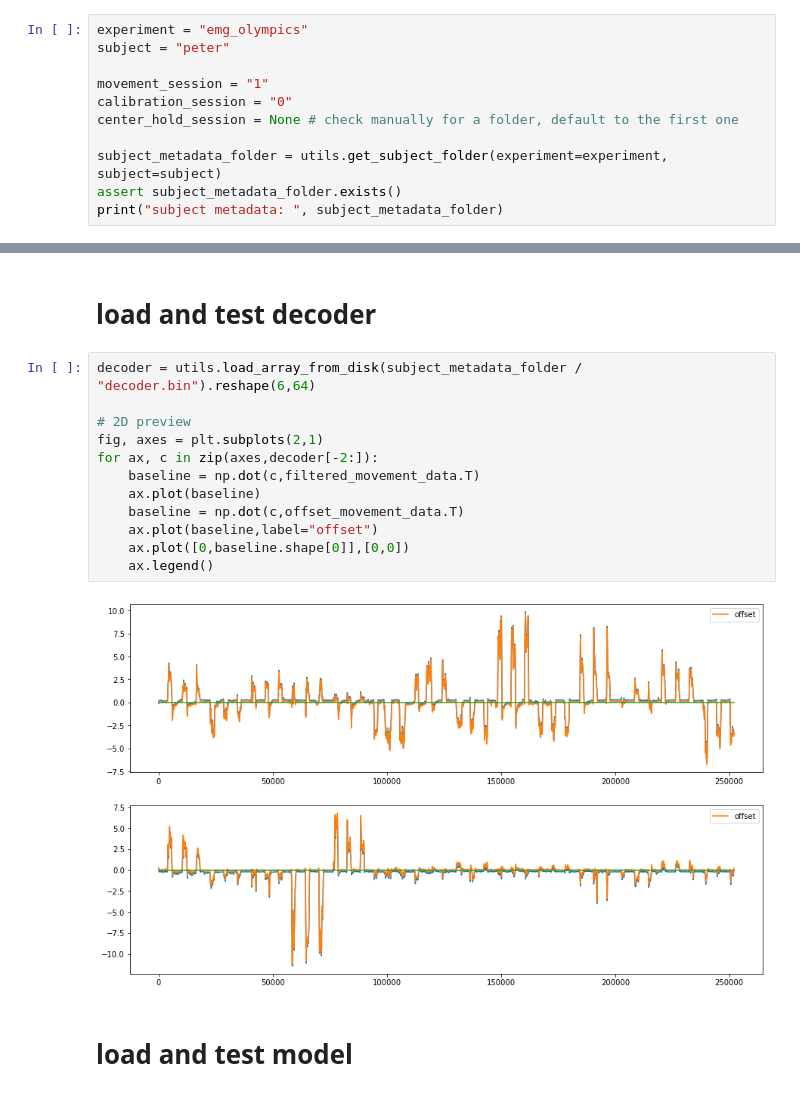
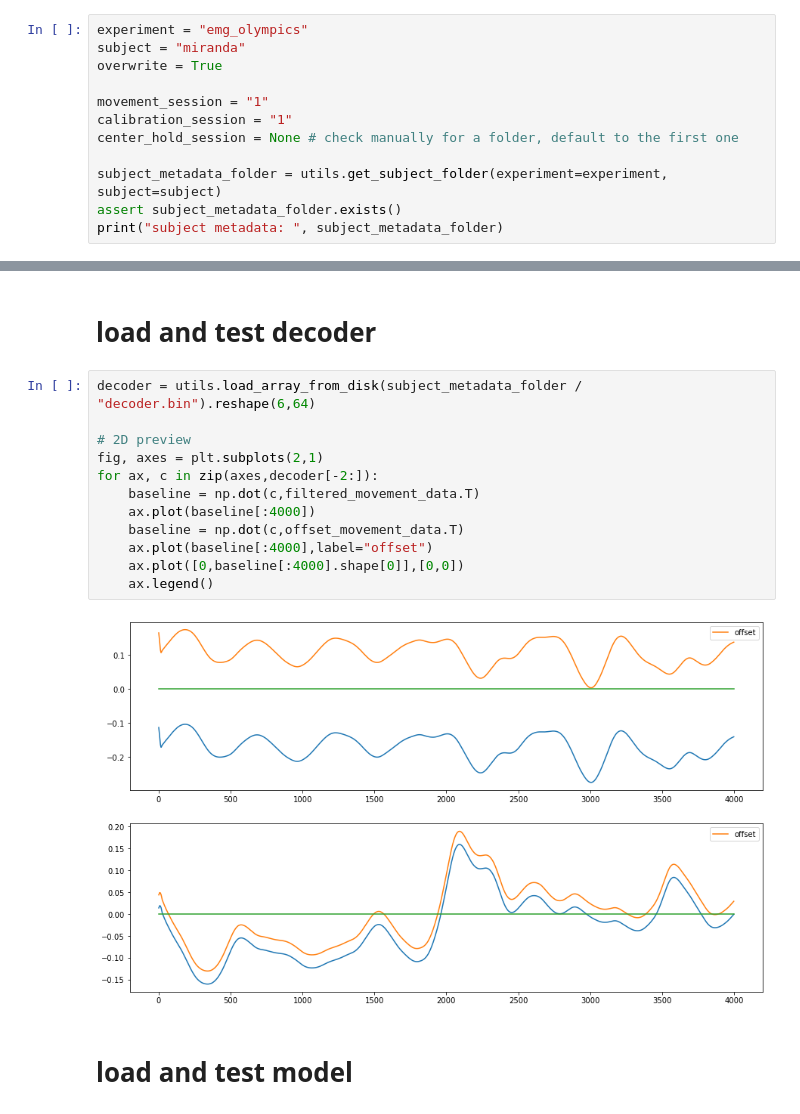
Before and after one commit to spewil/kyberphysics, a Jupyter notebook: notebooks/mappings.ipynb, the cells around one changed output, grey strips where cells are left out. Drawn from its saved outputs; the diff is of its cells as text.

```diff
--- a/notebooks/mappings.ipynb
+++ b/notebooks/mappings.ipynb
@@ -36,10 +36,11 @@ NOTES:
 # load data
 # %%
 experiment = "emg_olympics"
-subject = "peter"
+subject = "miranda"
+overwrite = True
 
 movement_session = "1"
-calibration_session = "0"
+calibration_session = "1"
 center_hold_session = None # check manually for a folder, default to the first one
 
 subject_metadata_folder = utils.get_subject_folder(experiment=experiment, subject=subject)
@@ -563,17 +557,17 @@ utils.get_subject_metadata(experiment,subject)
 # %%
 decoder = utils.load_array_from_disk(subject_metadata_folder / "decoder.bin").reshape(6,64)
 
 # 2D preview
 fig, axes = plt.subplots(2,1)
 for ax, c in zip(axes,decoder[-2:]):
     baseline = np.dot(c,filtered_movement_data.T)
-    ax.plot(baseline)
+    ax.plot(baseline[:4000])
     baseline = np.dot(c,offset_movement_data.T)
-    ax.plot(baseline,label="offset")
-    ax.plot([0,baseline.shape[0]],[0,0])
+    ax.plot(baseline[:4000],label="offset")
+    ax.plot([0,baseline[:4000].shape[0]],[0,0])
     ax.legend()
 # %% [output]
-[figure, old version]
+[figure, new version]
 # %% [markdown]
 # load and test model
 # %%
```
Also changed, not shown: parts of 23 cells of this notebook, 19 other files.
